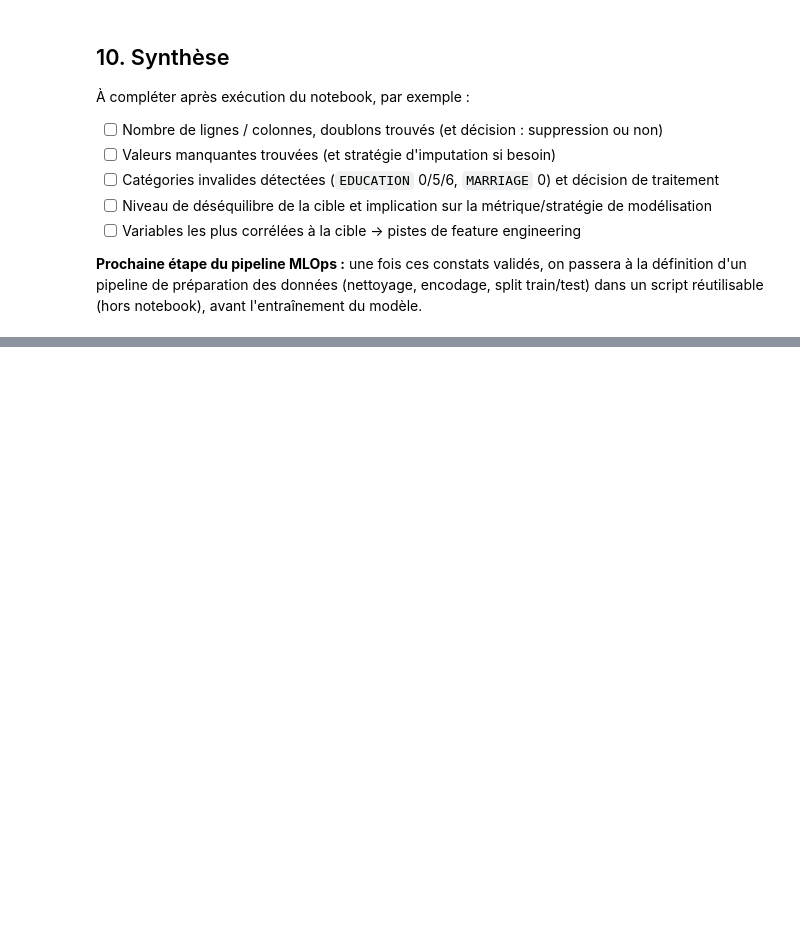
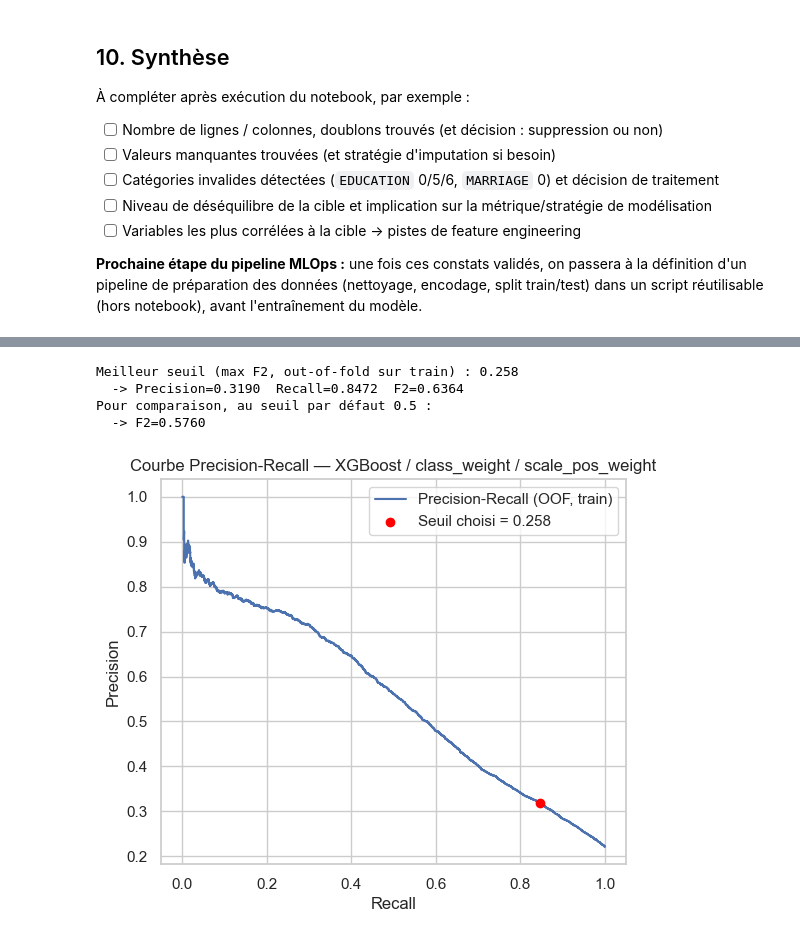
Before and after one commit to Abdelmoughitelhassani/Pipeline_MLOps_pred_retard_paiement, a Jupyter notebook: notebooks/01_eda_analyse_donnees.ipynb, the cells around one changed output, grey strips where cells are left out. Saved outputs shown, nothing was run; the diff lists cells and outputs as text; code cells hidden in the pictures; blank space fills up the shorter version.

```diff
--- a/notebooks/01_eda_analyse_donnees.ipynb
+++ b/notebooks/01_eda_analyse_donnees.ipynb
@@ -372,0 +795,14 @@ réutilisable (hors notebook), avant l'entraînement du modèle.
+# %%
+best_row = results_df.sort_values("average_precision", ascending=False).iloc[0]
+best_model_name, best_strategy_name = best_row["model"], best_row["strategy"]
+print("Meilleure combinaison (PR-AUC en CV) :")
+print(best_row)
+
+weighted = best_strategy_name == "class_weight / scale_pos_weight"
+final_model = make_model(best_model_name, weighted=weighted)
+final_resampler = make_resampler(best_strategy_name)
+final_steps = [("resampler", final_resampler)]
+if best_model_name == "LogisticRegression":
+    final_steps.append(("scaler", StandardScaler()))
+final_steps.append(("model", final_model))
+final_pipeline = ImbPipeline(final_steps)
@@ -372,0 +819,37 @@ réutilisable (hors notebook), avant l'entraînement du modèle.
+# %%
+from sklearn.model_selection import cross_val_predict
+from sklearn.metrics import precision_recall_curve, fbeta_score
+
+# Probabilités out-of-fold sur le train (aucune fuite : chaque prédiction vient d'un modèle
+# qui n'a jamais vu cette ligne pendant son propre entraînement).
+oof_proba = cross_val_predict(
+    final_pipeline, X_train, y_train, cv=cv, method="predict_proba", n_jobs=1
+)[:, 1]
+
+precisions, recalls, thresholds = precision_recall_curve(y_train, oof_proba)
+# F2 : pondère le rappel 2x plus que la précision (rater un défaut coûte plus cher qu'une fausse alerte)
+f2_scores = (5 * precisions * recalls) / (4 * precisions + recalls + 1e-12)
+best_idx = np.argmax(f2_scores[:-1])  # dernier point de precision_recall_curve n'a pas de seuil associé
+best_threshold = thresholds[best_idx]
+
+print(f"Meilleur seuil (max F2, out-of-fold sur train) : {best_threshold:.3f}")
+print(f"  -> Precision={precisions[best_idx]:.4f}  Recall={recalls[best_idx]:.4f}  F2={f2_scores[best_idx]:.4f}")
+print(f"Pour comparaison, au seuil par défaut 0.5 :")
+f2_at_05 = fbeta_score(y_train, (oof_proba >= 0.5).astype(int), beta=2)
+print(f"  -> F2={f2_at_05:.4f}")
+
+plt.figure(figsize=(6, 5))
+plt.plot(recalls, precisions, label="Precision-Recall (OOF, train)")
+plt.scatter(recalls[best_idx], precisions[best_idx], color="red", zorder=5,
+            label=f"Seuil choisi = {best_threshold:.3f}")
+plt.xlabel("Recall")
+plt.ylabel("Precision")
+plt.title(f"Courbe Precision-Recall — {best_model_name} / {best_strategy_name}")
+plt.legend()
+plt.show()
+# %% [output]
+Meilleur seuil (max F2, out-of-fold sur train) : 0.258
+  -> Precision=0.3190  Recall=0.8472  F2=0.6364
+Pour comparaison, au seuil par défaut 0.5 :
+  -> F2=0.5760
+[figure, added]
```
Also changed, not shown: parts of 19 cells of this notebook, 43 other files.
